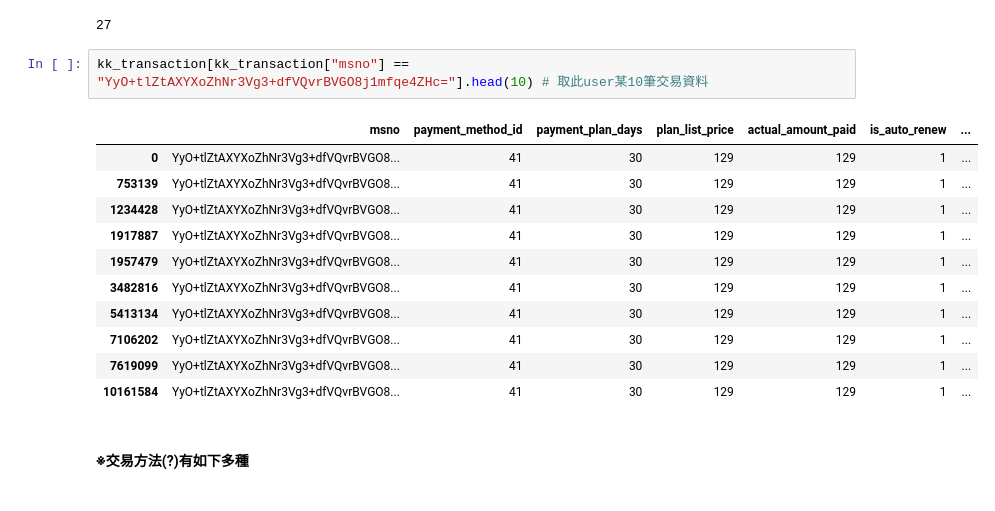
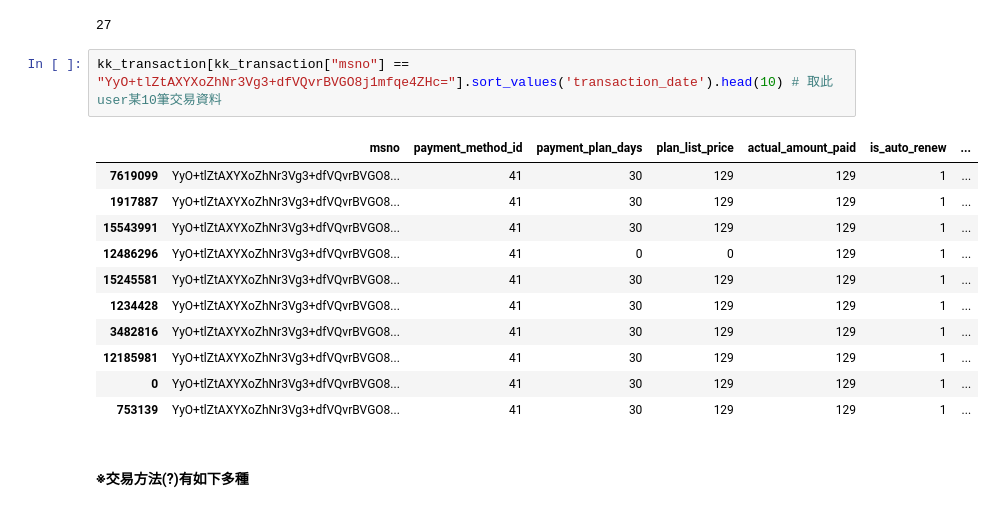
Before and after one commit to imiKao/KKBoxProject_for_TcfstCourse, a Jupyter notebook: TcfstProject_KKBOX.ipynb, the cells around one changed output. Saved outputs shown, nothing was run; the diff lists cells and outputs as text.

```diff
--- a/TcfstProject_KKBOX.ipynb
+++ b/TcfstProject_KKBOX.ipynb
@@ -308,19 +329,19 @@ kk_transaction.shape # 共22978755筆資料，9個特徵
 # %% [output]
 27
 # %%
-kk_transaction[kk_transaction["msno"] == "YyO+tlZtAXYXoZhNr3Vg3+dfVQvrBVGO8j1mfqe4ZHc="].head(10) # 取此user某10筆交易資料
+kk_transaction[kk_transaction["msno"] == "YyO+tlZtAXYXoZhNr3Vg3+dfVQvrBVGO8j1mfqe4ZHc="].sort_values('transaction_date').head(10) # 取此user某10筆交易資料
 # %% [output]
 |  | msno | payment_method_id | payment_plan_days | plan_list_price | actual_amount_paid | is_auto_renew | ... |
+| 7619099 | YyO+tlZtAXYXoZhNr3Vg3+dfVQvrBVGO8... | 41 | 30 | 129 | 129 | 1 | ... |
+| 1917887 | YyO+tlZtAXYXoZhNr3Vg3+dfVQvrBVGO8... | 41 | 30 | 129 | 129 | 1 | ... |
+| 15543991 | YyO+tlZtAXYXoZhNr3Vg3+dfVQvrBVGO8... | 41 | 30 | 129 | 129 | 1 | ... |
+| 12486296 | YyO+tlZtAXYXoZhNr3Vg3+dfVQvrBVGO8... | 41 | 0 | 0 | 129 | 1 | ... |
+| 15245581 | YyO+tlZtAXYXoZhNr3Vg3+dfVQvrBVGO8... | 41 | 30 | 129 | 129 | 1 | ... |
+| 1234428 | YyO+tlZtAXYXoZhNr3Vg3+dfVQvrBVGO8... | 41 | 30 | 129 | 129 | 1 | ... |
+| 3482816 | YyO+tlZtAXYXoZhNr3Vg3+dfVQvrBVGO8... | 41 | 30 | 129 | 129 | 1 | ... |
+| 12185981 | YyO+tlZtAXYXoZhNr3Vg3+dfVQvrBVGO8... | 41 | 30 | 129 | 129 | 1 | ... |
 | 0 | YyO+tlZtAXYXoZhNr3Vg3+dfVQvrBVGO8... | 41 | 30 | 129 | 129 | 1 | ... |
 | 753139 | YyO+tlZtAXYXoZhNr3Vg3+dfVQvrBVGO8... | 41 | 30 | 129 | 129 | 1 | ... |
-| 1234428 | YyO+tlZtAXYXoZhNr3Vg3+dfVQvrBVGO8... | 41 | 30 | 129 | 129 | 1 | ... |
-| 1917887 | YyO+tlZtAXYXoZhNr3Vg3+dfVQvrBVGO8... | 41 | 30 | 129 | 129 | 1 | ... |
-| 1957479 | YyO+tlZtAXYXoZhNr3Vg3+dfVQvrBVGO8... | 41 | 30 | 129 | 129 | 1 | ... |
-| 3482816 | YyO+tlZtAXYXoZhNr3Vg3+dfVQvrBVGO8... | 41 | 30 | 129 | 129 | 1 | ... |
-| 5413134 | YyO+tlZtAXYXoZhNr3Vg3+dfVQvrBVGO8... | 41 | 30 | 129 | 129 | 1 | ... |
-| 7106202 | YyO+tlZtAXYXoZhNr3Vg3+dfVQvrBVGO8... | 41 | 30 | 129 | 129 | 1 | ... |
-| 7619099 | YyO+tlZtAXYXoZhNr3Vg3+dfVQvrBVGO8... | 41 | 30 | 129 | 129 | 1 | ... |
-| 10161584 | YyO+tlZtAXYXoZhNr3Vg3+dfVQvrBVGO8... | 41 | 30 | 129 | 129 | 1 | ... |
 # %% [markdown]
 #### ※交易方法(?)有如下多種
 # %%
```
Also changed, not shown: parts of 5 cells of this notebook.
